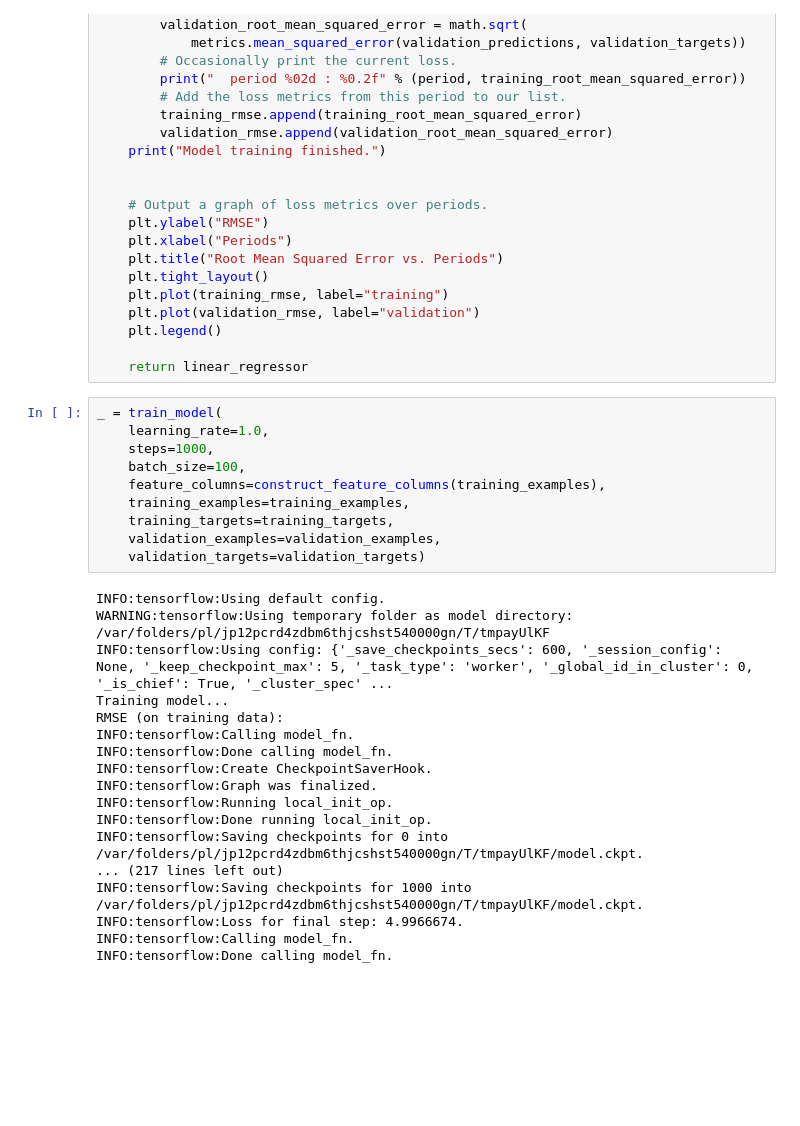
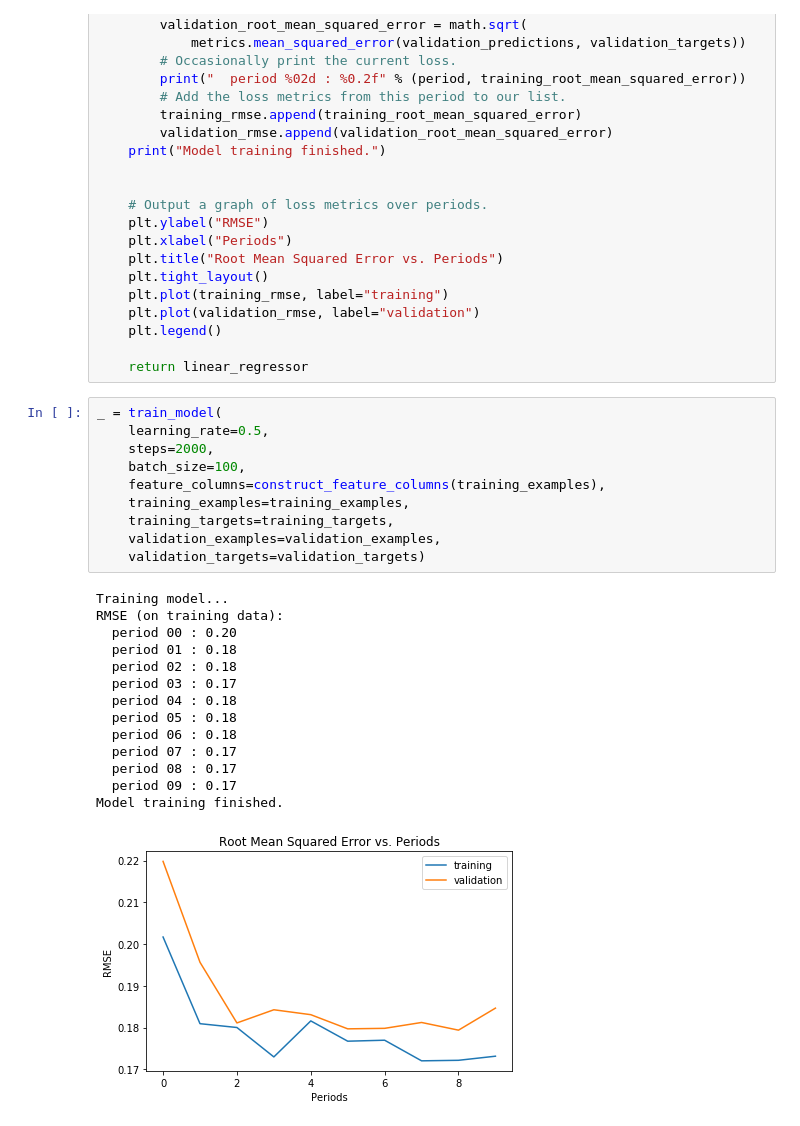
Before and after one commit to SteiniDavid/phaseSeparationCode, a Jupyter notebook: MLClassificationNonImage.ipynb, the cells around one changed output. Saved outputs shown, nothing was run; the diff lists cells and outputs as text; blank space fills up the shorter version.

Commit message:
managed to get .17 test loss
I also managed to get rid of the verbosity of the training which was annoying.

```diff
--- a/MLClassificationNonImage.ipynb
+++ b/MLClassificationNonImage.ipynb
@@ -242,29 +247,26 @@ def train_model(
     return linear_regressor
 # %%
 _ = train_model(
-    learning_rate=1.0,
-    steps=1000,
+    learning_rate=0.5,
+    steps=2000,
     batch_size=100,
     feature_columns=construct_feature_columns(training_examples),
     training_examples=training_examples,
     training_targets=training_targets,
     validation_examples=validation_examples,
     validation_targets=validation_targets)
 # %% [output]
-INFO:tensorflow:Using default config.
-WARNING:tensorflow:Using temporary folder as model directory: /var/folders/pl/jp12pcrd4zdbm6thjcshst540000gn/T/tmpayUlKF
-INFO:tensorflow:Using config: {'_save_checkpoints_secs': 600, '_session_config': None, '_keep_checkpoint_max': 5, '_task_type': 'worker', '_global_id_in_cluster': 0, '_is_chief': True, '_cluster_spec' ...
 Training model...
 RMSE (on training data):
-INFO:tensorflow:Calling model_fn.
-INFO:tensorflow:Done calling model_fn.
-INFO:tensorflow:Create CheckpointSaverHook.
-INFO:tensorflow:Graph was finalized.
-INFO:tensorflow:Running local_init_op.
-INFO:tensorflow:Done running local_init_op.
-INFO:tensorflow:Saving checkpoints for 0 into /var/folders/pl/jp12pcrd4zdbm6thjcshst540000gn/T/tmpayUlKF/model.ckpt.
-... (217 lines left out)
-INFO:tensorflow:Saving checkpoints for 1000 into /var/folders/pl/jp12pcrd4zdbm6thjcshst540000gn/T/tmpayUlKF/model.ckpt.
-INFO:tensorflow:Loss for final step: 4.9966674.
-INFO:tensorflow:Calling model_fn.
-INFO:tensorflow:Done calling model_fn.
+  period 00 : 0.20
+  period 01 : 0.18
+  period 02 : 0.18
+  period 03 : 0.17
+  period 04 : 0.18
+  period 05 : 0.18
+  period 06 : 0.18
+  period 07 : 0.17
+  period 08 : 0.17
+  period 09 : 0.17
+Model training finished.
+[figure, added]
```
Also changed, not shown: parts of 6 cells of this notebook.
